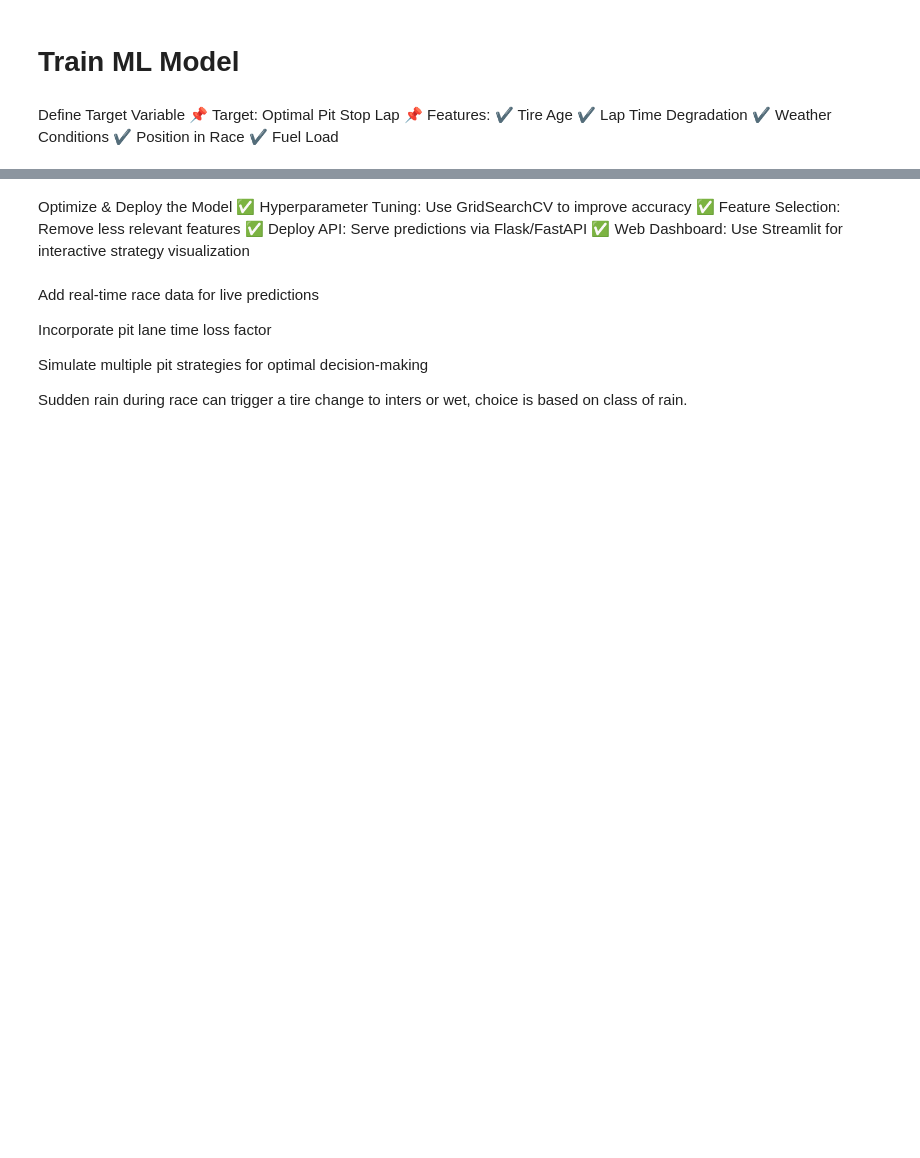
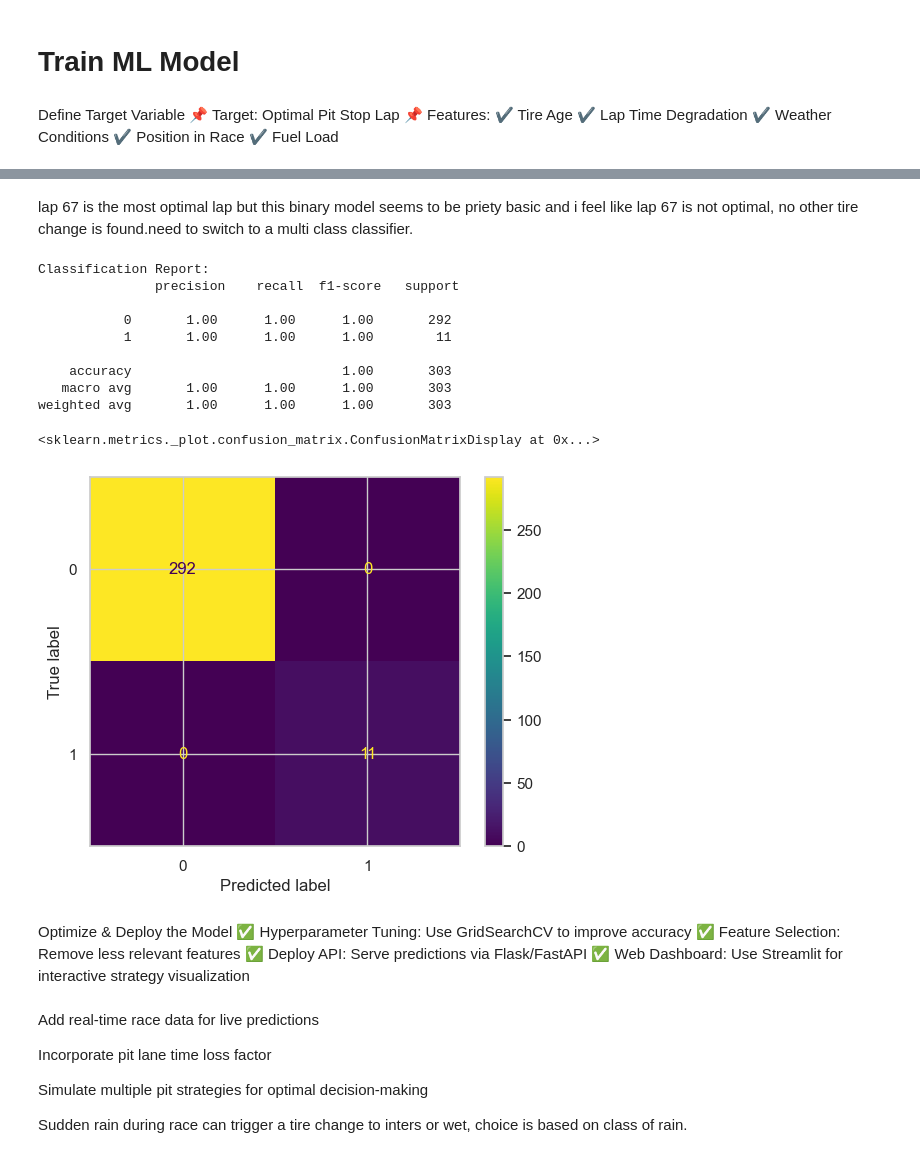
Before and after one commit to pranavvats32/F1-RaceWinner-Prediction-using-ML, a Jupyter notebook: f1.ipynb, the cells around one changed output, grey strips where cells are left out. Drawn from its saved outputs; the diff is of its cells as text; code cells hidden in the pictures; blank space fills up the shorter version.

Commit message:
binary classification predicted lap 67, not promising

```diff
--- a/f1.ipynb
+++ b/f1.ipynb
@@ -827,0 +842,21 @@ plt.show()
+# %%
+import pandas as pd
+
+# Convert X_test back to DataFrame using feature names
+X_test_df = pd.DataFrame(X_test, columns=X.columns)
+
+# Convert y_test to Series
+y_test_series = pd.Series(y_test)
+
+# Predictions
+y_pred = model.predict(X_test)
+y_prob = model.predict_proba(X_test)[:, 1]
+
+# Combine into one DataFrame
+pred_df = X_test_df.copy()
+pred_df['Actual_TireChange'] = y_test_series.values
+pred_df['Predicted_TireChange'] = y_pred
+pred_df['TireChange_Probability'] = y_prob
+
+# View first few predictions
+pred_df[['LapNumber', 'Stint', 'TireAge', 'DegradationPerLap', 'Actual_TireChange', 'Predicted_TireChange', 'TireChange_Probability']].head(60)
@@ -827,0 +881,24 @@ plt.show()
+# %% [markdown]
+lap 67 is the most optimal lap but this binary model seems to be priety basic and i feel like lap 67 is not optimal, no other tire change is found.need to switch to a multi class classifier.
+# %%
+from sklearn.metrics import classification_report, confusion_matrix, ConfusionMatrixDisplay
+
+# Classification report
+print("Classification Report:\n", classification_report(y_test, y_pred))
+
+# Confusion matrix
+cm = confusion_matrix(y_test, y_pred)
+disp = ConfusionMatrixDisplay(confusion_matrix=cm)
+disp.plot()
+# %% [output]
+Classification Report:
+               precision    recall  f1-score   support
+
+           0       1.00      1.00      1.00       292
+           1       1.00      1.00      1.00        11
+
+    accuracy                           1.00       303
+   macro avg       1.00      1.00      1.00       303
+weighted avg       1.00      1.00      1.00       303
+<sklearn.metrics._plot.confusion_matrix.ConfusionMatrixDisplay at 0x...>
+[figure, added]
```
Also changed, not shown: parts of 6 cells of this notebook.
